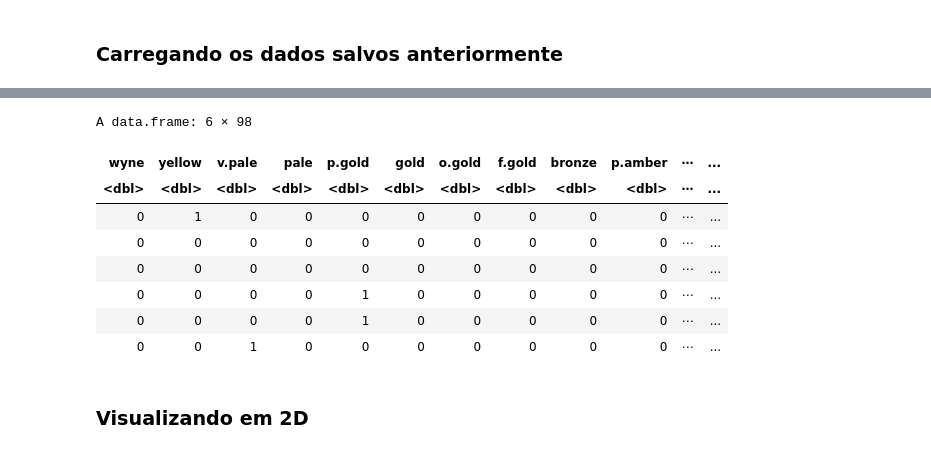
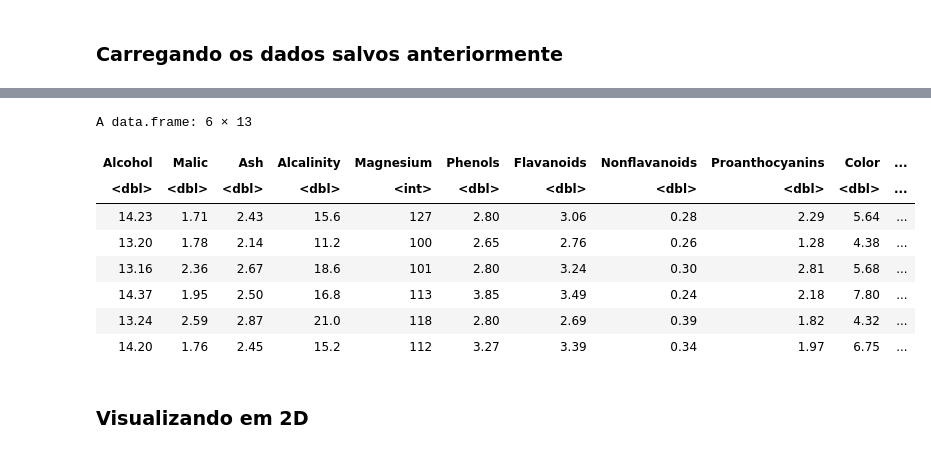
Before and after one commit to lauramoraes/Analise_de_Clusters, a Jupyter notebook: 4 - Redução de dimensionalidade - PCA.ipynb, the cells around one changed output, grey strips where cells are left out. Saved outputs shown, nothing was run; the diff lists cells and outputs as text; code cells hidden in the pictures.

```diff
--- a/4 - Redução de dimensionalidade - PCA.ipynb
+++ b/4 - Redução de dimensionalidade - PCA.ipynb
@@ -17,17 +26,17 @@ list.files()
 # %%
 load("data_cleaned.Rdata")
 load("data_onehot.Rdata")
-head(data_onehot)
+head(data_cleaned)
 # %% [output]
-A data.frame: 6 × 98
+A data.frame: 6 × 13
-| wyne | yellow | v.pale | pale | p.gold | gold | o.gold | f.gold | bronze | p.amber | ⋯ | ... |
-| <dbl> | <dbl> | <dbl> | <dbl> | <dbl> | <dbl> | <dbl> | <dbl> | <dbl> | <dbl> | ⋯ | ... |
-| 0 | 1 | 0 | 0 | 0 | 0 | 0 | 0 | 0 | 0 | ⋯ | ... |
-| 0 | 0 | 0 | 0 | 0 | 0 | 0 | 0 | 0 | 0 | ⋯ | ... |
-| 0 | 0 | 0 | 0 | 0 | 0 | 0 | 0 | 0 | 0 | ⋯ | ... |
-| 0 | 0 | 0 | 0 | 1 | 0 | 0 | 0 | 0 | 0 | ⋯ | ... |
-| 0 | 0 | 0 | 0 | 1 | 0 | 0 | 0 | 0 | 0 | ⋯ | ... |
-| 0 | 0 | 1 | 0 | 0 | 0 | 0 | 0 | 0 | 0 | ⋯ | ... |
+| Alcohol | Malic | Ash | Alcalinity | Magnesium | Phenols | Flavanoids | Nonflavanoids | Proanthocyanins | Color | ... |
+| <dbl> | <dbl> | <dbl> | <dbl> | <int> | <dbl> | <dbl> | <dbl> | <dbl> | <dbl> | ... |
+| 14.23 | 1.71 | 2.43 | 15.6 | 127 | 2.80 | 3.06 | 0.28 | 2.29 | 5.64 | ... |
+| 13.20 | 1.78 | 2.14 | 11.2 | 100 | 2.65 | 2.76 | 0.26 | 1.28 | 4.38 | ... |
+| 13.16 | 2.36 | 2.67 | 18.6 | 101 | 2.80 | 3.24 | 0.30 | 2.81 | 5.68 | ... |
+| 14.37 | 1.95 | 2.50 | 16.8 | 113 | 3.85 | 3.49 | 0.24 | 2.18 | 7.80 | ... |
+| 13.24 | 2.59 | 2.87 | 21.0 | 118 | 2.80 | 2.69 | 0.39 | 1.82 | 4.32 | ... |
+| 14.20 | 1.76 | 2.45 | 15.2 | 112 | 3.27 | 3.39 | 0.34 | 1.97 | 6.75 | ... |
 # %% [markdown]
 ### Visualizando em 2D
 # %%
```
Also changed, not shown: parts of 5 cells of this notebook.
